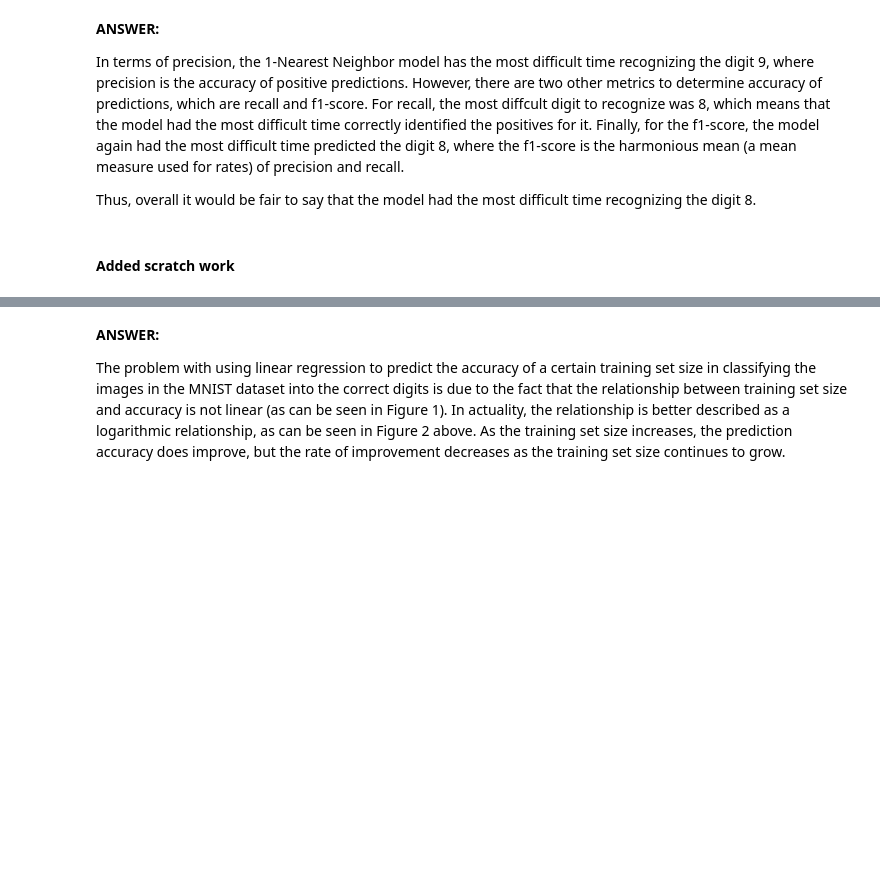
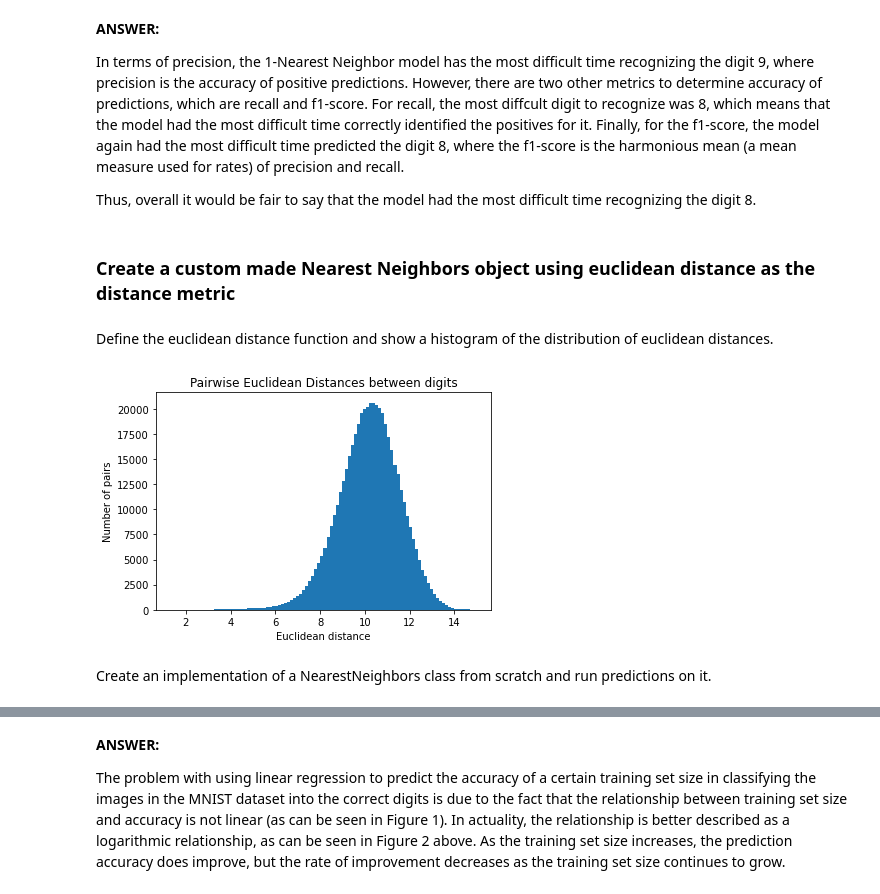
Before and after one commit to stemlock/Digit_Classification_CNN_KNN_NaiveBayes, a Jupyter notebook: Project1_Digit_Classification.ipynb, the cells around one changed output, grey strips where cells are left out. Drawn from its saved outputs; the diff is of its cells as text; code cells hidden in the pictures; blank space fills up the shorter version.

```diff
--- a/Project1_Digit_Classification.ipynb
+++ b/Project1_Digit_Classification.ipynb
@@ -205,23 +261,43 @@ KNN_prediction_scores(k_values, mini_train_data, mini_train_labels, dev_data, de
 In terms of precision, the 1-Nearest Neighbor model has the most difficult time recognizing the digit 9, where precision is the accuracy of positive predictions. However, there are two other metrics to determine accuracy of predictions, which are recall and f1-score. For recall, the most diffcult digit to recognize was 8, which means that the model had the most difficult time correctly identified the positives for it. Finally, for the f1-score, the model again had the most difficult time predicted the digit 8, where the f1-score is the harmonious mean (a mean measure used for rates) of precision and recall.
 
 Thus, overall it would be fair to say that the model had the most difficult time recognizing the digit 8.
-# %% [markdown]
-#### Added scratch work
+# %% [markdown]
+### Create a custom made Nearest Neighbors object using euclidean distance as the distance metric
+# %% [markdown]
+Define the euclidean distance function and show a histogram of the distribution of euclidean distances.
 # %%
 # Use the np.linalg.norm function to calculate the Ln Norm (default parameter of 2 = Euclidean distance)
 def EuclideanDistance(v1, v2):
+
+    '''
+    Calculates the Euclidean distance between two vectors using the np.linalg.norm function
+
+    Parameters
+    ----------
+    v1 (ndarray):
+        A single vector ndarray.
+    v2 (ndarray):
+        A single vector ndarray.
+
+    Returns
+    -------
+    The euclidean distance.
+    '''
+
     return np.linalg.norm(v1 - v2)
 
 # Compute all pairwise distances in the training data and store it in the list to plot on a histogram
 dists = []
 for i in range(len(mini_train_data) - 1):
     for j in range(i + 1, len(mini_train_data)):
         dist = EuclideanDistance(mini_train_data[i], mini_train_data[j])
         dists.append(dist)
 
 # Plot the histogram distribution of the euclidean distances
 plt.hist(dists,100)
 plt.title("Pairwise Euclidean Distances between digits")
 plt.ylabel("Number of pairs")
 plt.xlabel("Euclidean distance")
 pass
+# %% [output]
+[figure, added]
@@ -256,0 +304,2 @@ class NearestNeighbors:
+# %% [markdown]
+Create an implementation of a NearestNeighbors class from scratch and run predictions on it.
```
Also changed, not shown: parts of 66 cells of this notebook.
